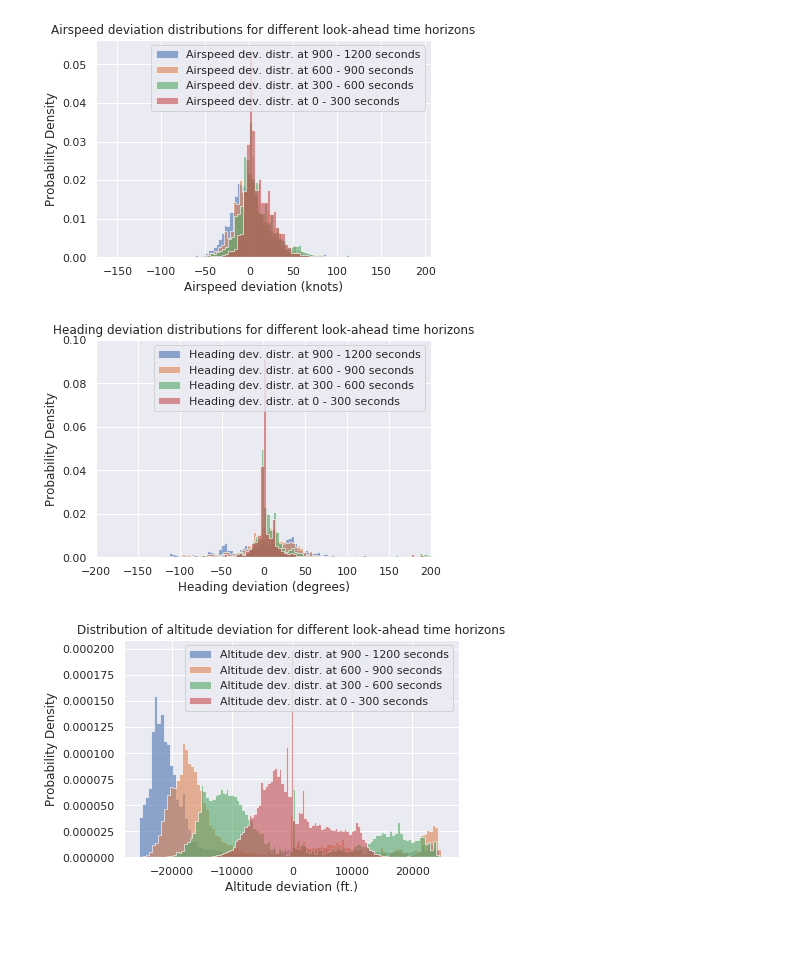
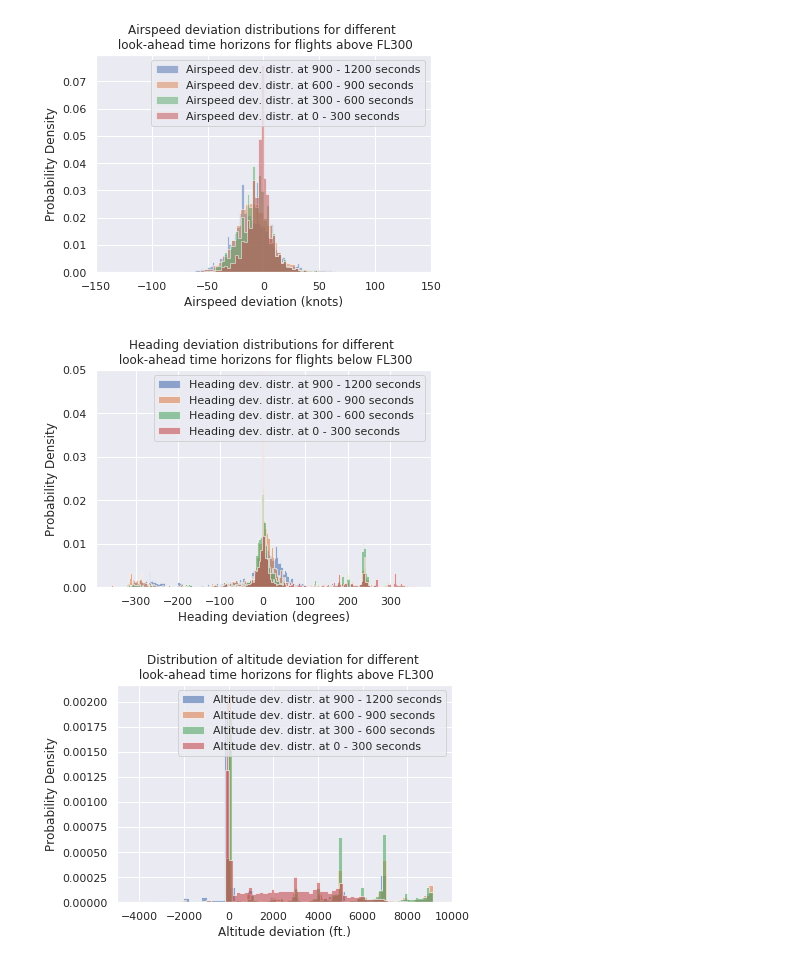
Before and after one commit to vpereboom/trajectory-prediction-toolbox, a Jupyter notebook: notebooks/Flight Stat Analysis.ipynb, the cells around one changed output. Saved outputs shown, nothing was run; the diff lists cells and outputs as text; code cells hidden in the pictures; blank space fills up the shorter version.

```diff
--- a/notebooks/Flight Stat Analysis.ipynb
+++ b/notebooks/Flight Stat Analysis.ipynb
@@ -128,33 +144,36 @@ Flight 9999/10000
 # %%
 from matplotlib import mlab
 fig, ax = plt.subplots(figsize=(6, 4))
 range_lim = np.inf
-dct = spd_dct
+dct = spd_dct_h
 
 for i,la in enumerate(la_times[::-1]):
 
     la_lst = la_times[::-1] + [0]
     xtst = [x for x in dct[str(la)]['vals'] if ~np.isnan(x) and abs(x) < range_lim][:330000]
 #     print(len(xtst))
     n_bins = 100
 
     # plot the cumulative histogram
     n, bins, patches = ax.hist(xtst, n_bins, normed=1, histtype='stepfilled',
-                               cumulative=False, label='Airspeed dev. distr. at %s - %s seconds' % (la_lst[i+1], la), alpha=0.6)
+                               cumulative=False, label='Airspeed dev. distr. at %s - %s seconds' % (la_lst[i+1], la), alpha=0.5
+
+
+                              )
 
 plt.legend()#prop={'size': 10}
-# plt.xlim(-200,200)
+plt.xlim(-150,150)
 # plt.ylim(0,100000)
 plt.xlabel('Airspeed deviation (knots)')
 plt.ylabel('Probability Density')
-plt.title('Airspeed deviation distributions for different look-ahead time horizons')
+plt.title('Airspeed deviation distributions for different \n look-ahead time horizons for flights above FL300')
 plt.show()
 # %% [output]
-[figure, old version]
+[figure, new version]
 # %%
 fig, ax = plt.subplots(figsize=(6,4))
 range_lim = np.inf
-dct = hdg_dct
+dct = hdg_dct_l
 
 for i,la in enumerate(la_times[::-1]):
 
@@ -167,19 +186,19 @@ for i,la in enumerate(la_times[::-1]):
                                cumulative=False, label='Heading dev. distr. at %s - %s seconds' % (la_lst[i+1], la), alpha=0.6)
 
 plt.legend()
-plt.xlim(-200,200)
-plt.ylim(0,0.1)
+# plt.xlim(-150,200)
+plt.ylim(0,0.05)
 plt.xlabel('Heading deviation (degrees)')
 plt.ylabel('Probability Density')
-plt.title('Heading deviation distributions for different look-ahead time horizons')
+plt.title('Heading deviation distributions for different \n look-ahead time horizons for flights below FL300')
 plt.show()
 # %% [output]
-[figure, old version]
+[figure, new version]
 # %%
 from matplotlib import mlab
 fig, ax = plt.subplots(figsize=(6, 4))
 range_lim = np.inf
-dct = alt_dct
+dct = alt_dct_h
 
 for i,la in enumerate(la_times[::-1]):
 
@@ -192,11 +211,11 @@ for i,la in enumerate(la_times[::-1]):
                                cumulative=False, label='Altitude dev. distr. at %s - %s seconds' % (la_lst[i+1], la), alpha=0.6)
 
 plt.legend()
-# plt.xlim(-200,200)
-# plt.ylim(0,100000)
+plt.xlim(-5000,10000)
+# plt.ylim(-5000,10000)
 plt.xlabel('Altitude deviation (ft.)')
 plt.ylabel('Probability Density')
-plt.title('Distribution of altitude deviation for different look-ahead time horizons')
+plt.title('Distribution of altitude deviation for different \n look-ahead time horizons for flights above FL300')
 plt.show()
 # %% [output]
-[figure, old version]
+[figure, new version]
```
Also changed, not shown: parts of 17 cells of this notebook, 5 other files.
